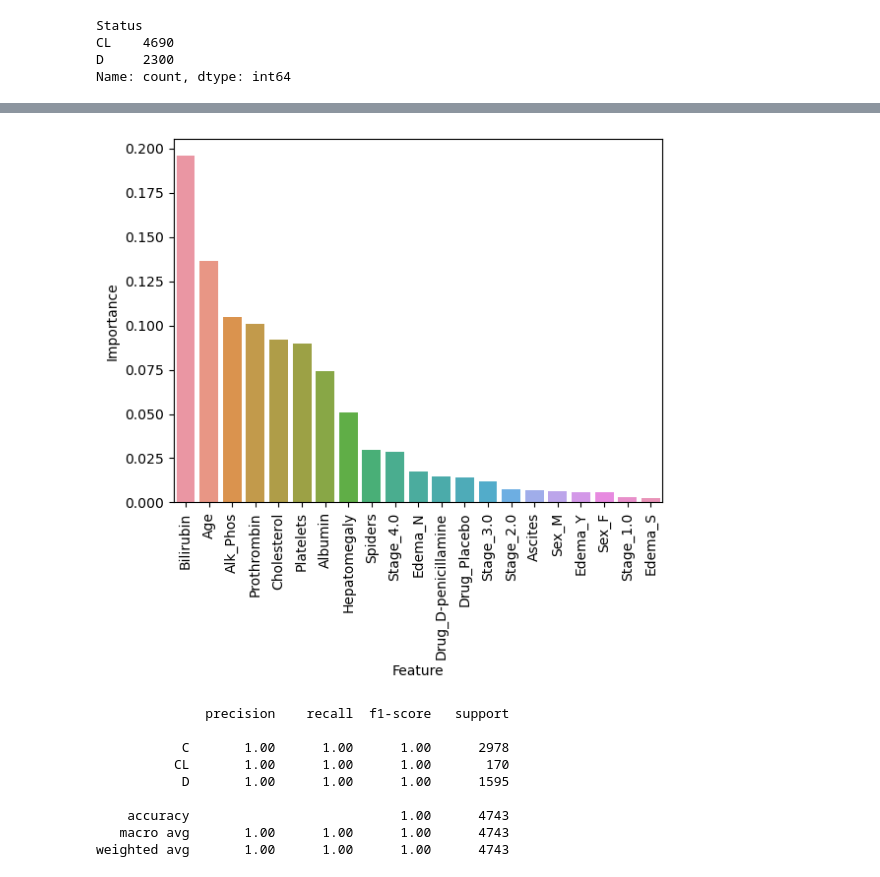
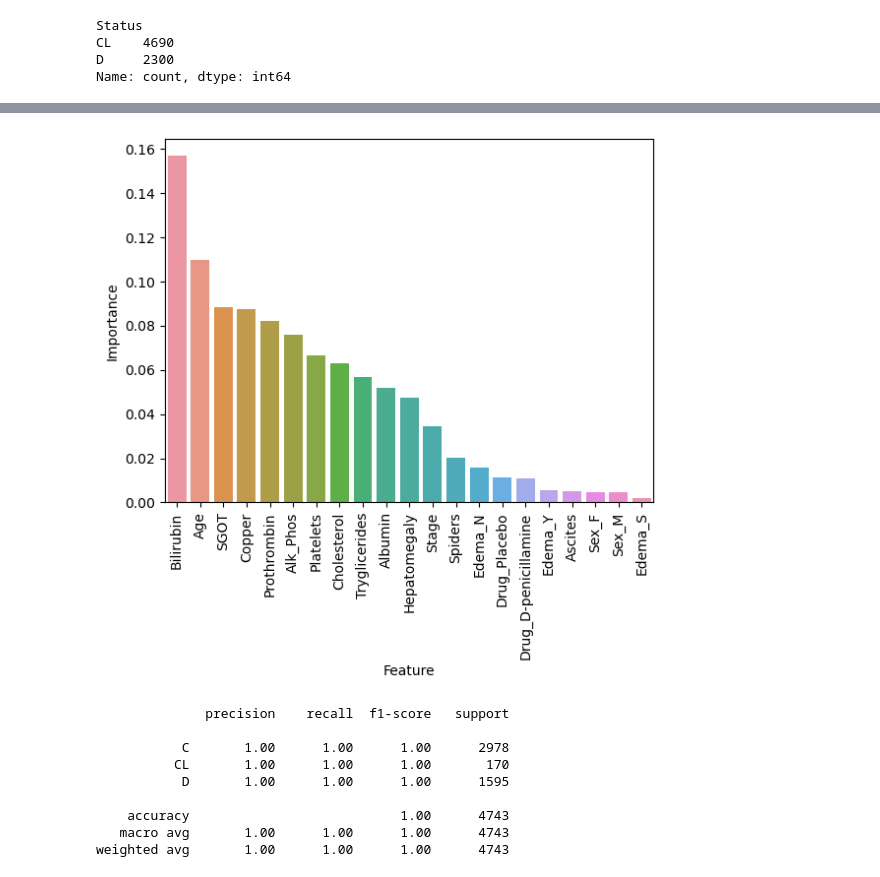
Before and after one commit to BrandonDioneda/Multi-Class-Prediction-of-Cirrhosis-Outcomes, a Jupyter notebook: cirrhosis.ipynb, the cells around one changed output, grey strips where cells are left out. Saved outputs shown, nothing was run; the diff lists cells and outputs as text; code cells hidden in the pictures.

```diff
--- a/cirrhosis.ipynb
+++ b/cirrhosis.ipynb
@@ -579,21 +679,35 @@ Name: count, dtype: int64
 # %%
 bools       = ['Ascites', 'Hepatomegaly', 'Spiders']
-categorical = ['Drug', 'Sex', 'Edema', 'Stage']
-std         = ['N_Days', 'Age', 'Albumin', 'Platelets']
+categorical = ['Drug', 'Sex', 'Edema']
+ordinal_categorical = ['Stage']
+std         = ['Age', 'Albumin', 'Platelets']
 log_std     = ['Bilirubin', 'SGOT', 'Tryglicerides', 'Prothrombin', 'Cholesterol', 'Copper', 'Alk_Phos']
 # %%
-# bools       = ['Ascites', 'Hepatomegaly', 'Spiders']
-# categorical = ['Drug', 'Sex', 'Edema', 'Stage']
-std         = ['Age', 'Albumin', 'Platelets']
-log_std     = ['Bilirubin', 'Prothrombin', 'Cholesterol', 'Alk_Phos']
+std         = ['Age', 'Platelets']
+
+ordinal_transformer = Pipeline(
+    [
+        ('ordinal', OrdinalEncoder())
+    ]
+)
+
+replace_log_outliers = Pipeline(
+    [
+        ('log', FunctionTransformer(np.log)),
+        ('replace_outliers', RobustScaler()),
+        ('std', StandardScaler())
+    ]
+)
 
 preproc_final = ColumnTransformer(
     transformers =
     [
         ('bools', 'passthrough', bools),
         ('one hot encode', categorical_transformer, categorical),
+        ('ordinal encode', ordinal_transformer, ordinal_categorical),
         ('standardize', std_transformer, std),
-        ('log std', log_std_transformer, log_std),
+        ('std outliers', replace_outliers, ['Albumin']),
+        ('log std', replace_log_outliers, log_std),
     ],
     remainder='drop'
 )
@@ -645,27 +759,28 @@ hyperparams = {
 # %%
 feat_importances = final_pl.named_steps['rfc'].feature_importances_
 
 # Get the names of the features after preprocessing
 feature_names = preproc_final.transformers_[1][1]['one hot encode'].get_feature_names_out(categorical).tolist()
+ordinal_categorical = preproc_final.transformers_[2][1]['ordinal'].get_feature_names_out(ordinal_categorical).tolist()
 
-feature_names = bools + feature_names + std + log_std
+feature_names = bools + feature_names + ordinal_categorical + std + ['Albumin'] + log_std
 
 # Create a DataFrame to display the feature importances
 feature_importance_df = pd.DataFrame({
     'Feature': feature_names,
     'Importance': feat_importances
 })
 
 # Sort the DataFrame by importance in descending order
 feature_importance_df = feature_importance_df.sort_values(by='Importance', ascending=False)
 
 # Display the feature importances
 feat_fig = sns.barplot(data=feature_importance_df,
                        x='Feature',
                        y='Importance');
 feat_fig.set_xticklabels(labels=feature_importance_df.Feature, rotation=90);
 # %% [output]
-[figure, old version]
+[figure, new version]
 # %%
 final_pl_predicted_train_Y = final_pl.predict(train_X)
 final_pl_predicted_train_resampled_Y = final_pl.predict(X_train_resampled)
```
Also changed, not shown: parts of 35 cells of this notebook, 1 other file.
